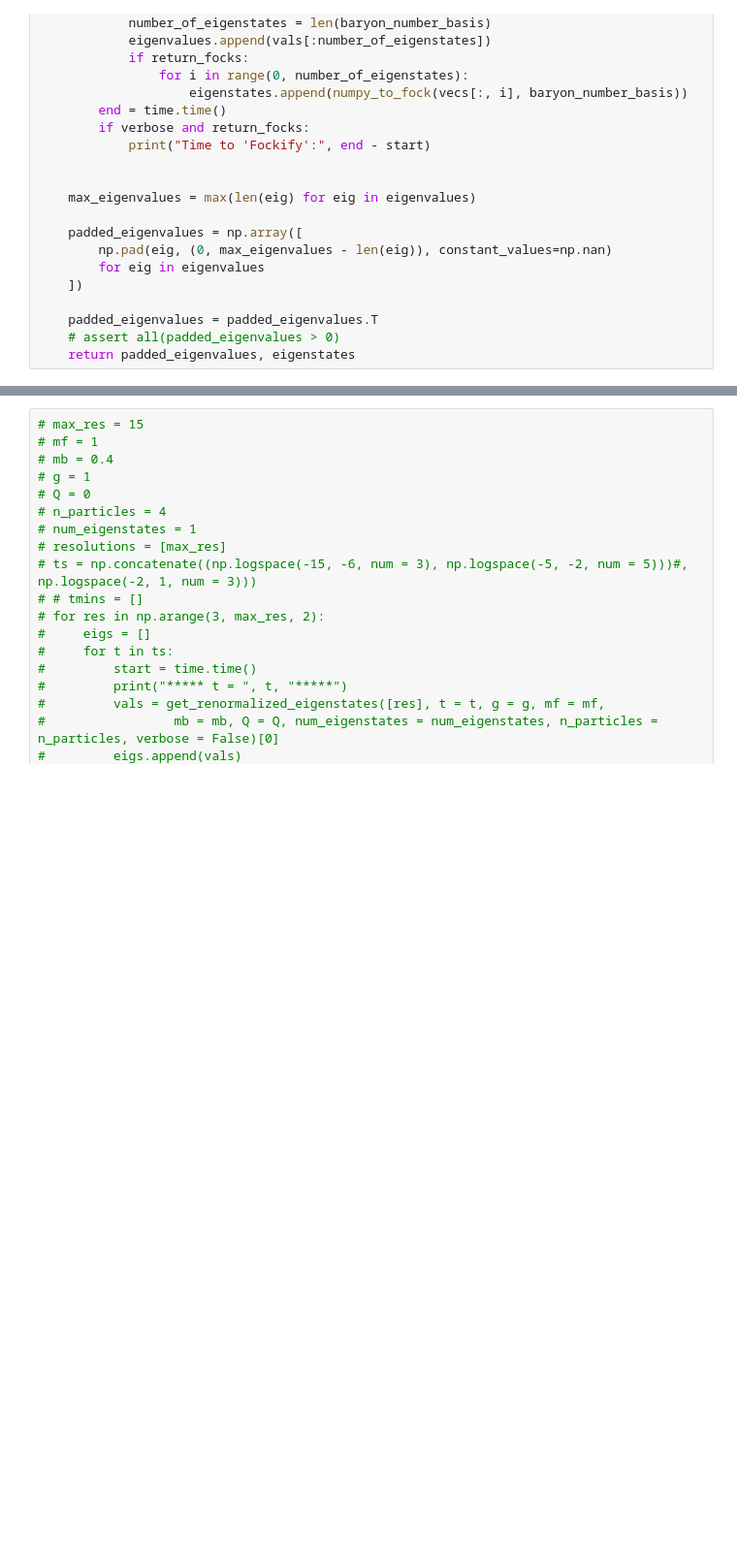
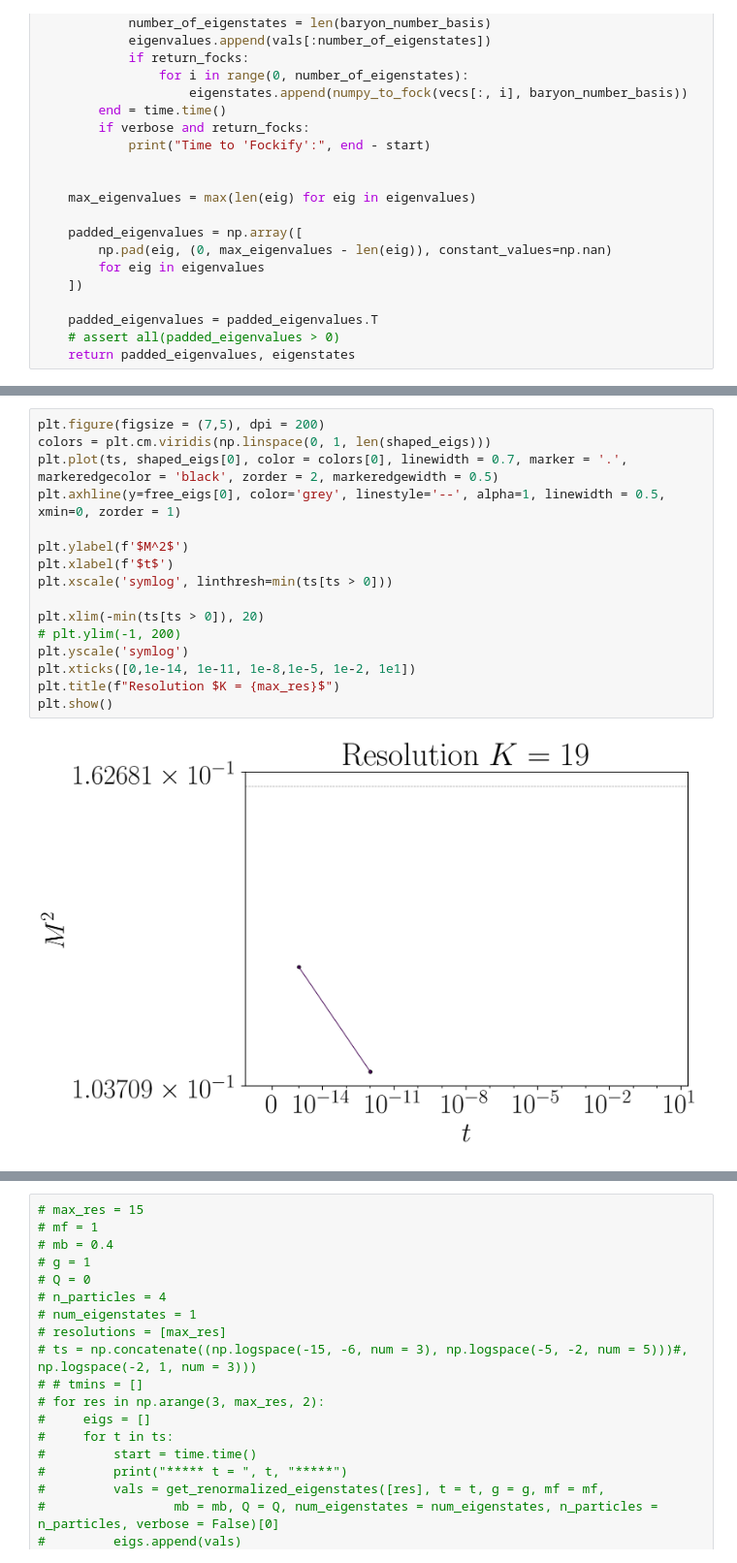
Before and after one commit to cgustin99/OpenParticle, a Jupyter notebook: models/Yukawa/yukawa.ipynb, the cells around one changed output, grey strips where cells are left out. Shown at 97% size. Drawn from its saved outputs; the diff is of its cells as text; blank space fills up the shorter version.

```diff
--- a/models/Yukawa/yukawa.ipynb
+++ b/models/Yukawa/yukawa.ipynb
@@ -544,3 +544,21 @@ Time for current t:  0.1706371307373047
+# %%
+plt.figure(figsize = (7,5), dpi = 200)
+colors = plt.cm.viridis(np.linspace(0, 1, len(shaped_eigs)))
+plt.plot(ts, shaped_eigs[0], color = colors[0], linewidth = 0.7, marker = '.', markeredgecolor = 'black', zorder = 2, markeredgewidth = 0.5)
+plt.axhline(y=free_eigs[0], color='grey', linestyle='--', alpha=1, linewidth = 0.5, xmin=0, zorder = 1)
+
+plt.ylabel(f'$M^2$')
+plt.xlabel(f'$t$')
+plt.xscale('symlog', linthresh=min(ts[ts > 0]))
+
+plt.xlim(-min(ts[ts > 0]), 20)
+# plt.ylim(-1, 200)
+plt.yscale('symlog')
+plt.xticks([0,1e-14, 1e-11, 1e-8,1e-5, 1e-2, 1e1])
+plt.title(f"Resolution $K = {max_res}$")
+plt.show()
+# %% [output]
+[figure, added]
 # %%
 plt.figure(figsize = (7,5), dpi = 200)
 colors = plt.cm.viridis(np.linspace(0, 1, len(shaped_eigs)))
```
Also changed, not shown: parts of 5 cells of this notebook.
